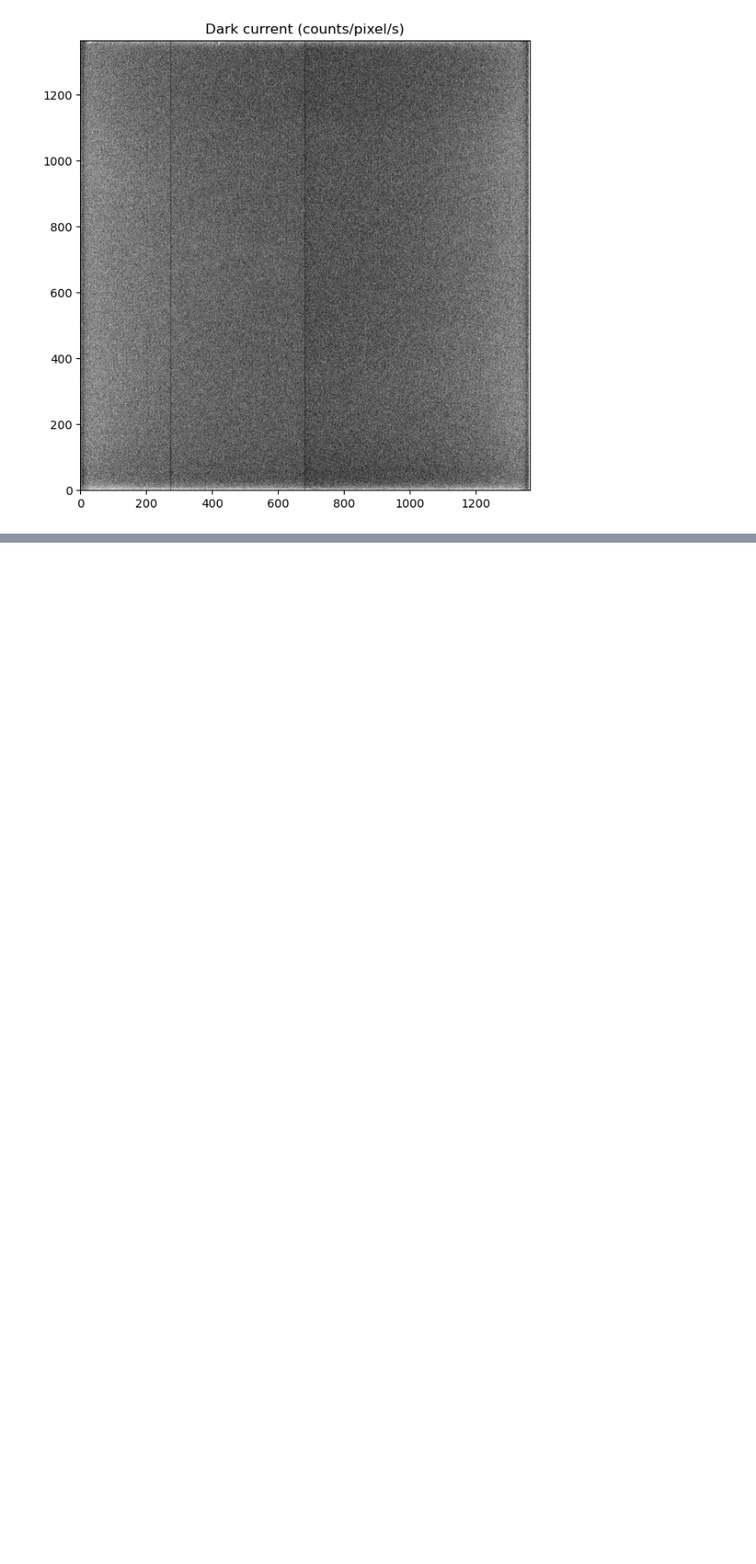
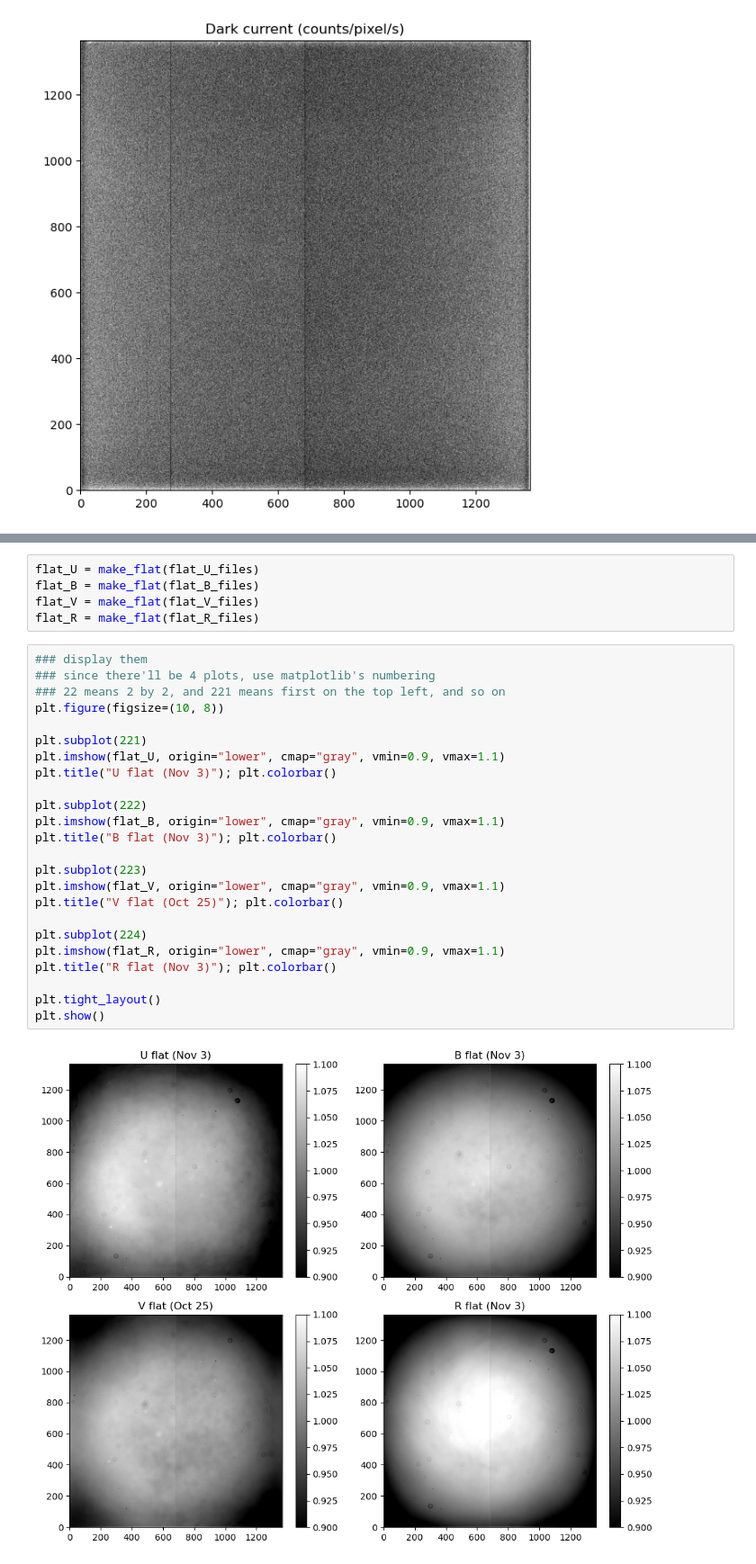
Before and after one commit to AaKavan/ASTR302_SLASH, a Jupyter notebook: nov_data_processing.ipynb, the cells around one changed output, grey strips where cells are left out. Shown at 90% size. Cells and saved outputs as stored; diff of their text form; blank space fills up the shorter version.

Commit message:
flats subtracted

```diff
--- a/nov_data_processing.ipynb
+++ b/nov_data_processing.ipynb
@@ -220,0 +271,31 @@ plt.show()
+# %%
+flat_U = make_flat(flat_U_files)
+flat_B = make_flat(flat_B_files)
+flat_V = make_flat(flat_V_files)
+flat_R = make_flat(flat_R_files)
+# %%
+### display them
+### since there'll be 4 plots, use matplotlib's numbering
+### 22 means 2 by 2, and 221 means first on the top left, and so on
+plt.figure(figsize=(10, 8))
+
+plt.subplot(221)
+plt.imshow(flat_U, origin="lower", cmap="gray", vmin=0.9, vmax=1.1)
+plt.title("U flat (Nov 3)"); plt.colorbar()
+
+plt.subplot(222)
+plt.imshow(flat_B, origin="lower", cmap="gray", vmin=0.9, vmax=1.1)
+plt.title("B flat (Nov 3)"); plt.colorbar()
+
+plt.subplot(223)
+plt.imshow(flat_V, origin="lower", cmap="gray", vmin=0.9, vmax=1.1)
+plt.title("V flat (Oct 25)"); plt.colorbar()
+
+plt.subplot(224)
+plt.imshow(flat_R, origin="lower", cmap="gray", vmin=0.9, vmax=1.1)
+plt.title("R flat (Nov 3)"); plt.colorbar()
+
+plt.tight_layout()
+plt.show()
+# %% [output]
+[figure, added]
```
Also changed, not shown: parts of 7 cells of this notebook.
